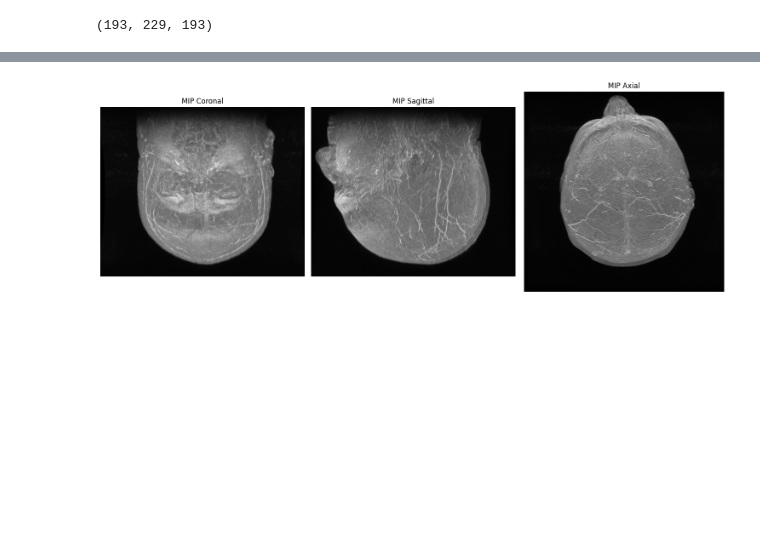
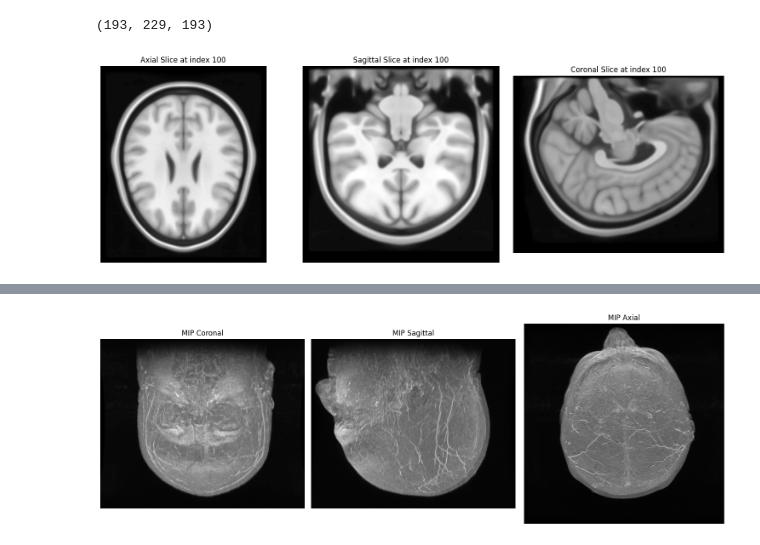
Before and after one commit to ulhaqi12/medical-imaging-project, a Jupyter notebook: part2.ipynb, the cells around one changed output, grey strips where cells are left out. Saved outputs shown, nothing was run; the diff lists cells and outputs as text; code cells hidden in the pictures; blank space fills up the shorter version.

```diff
--- a/part2.ipynb
+++ b/part2.ipynb
@@ -10,6 +12,10 @@ reference_image = pydicom.dcmread(reference_image_path)
 reference_image.pixel_array.shape
 # %% [output]
 (193, 229, 193)
+# %%
+visualize_slices(reference_image.pixel_array, 100, 100, 100)
+# %% [output]
+[figure, added]
 # %%
 patient_image = CTImage()
 patient_image.load_data(patient_image_path)
```
Also changed, not shown: parts of 16 cells of this notebook, 2 other files.
